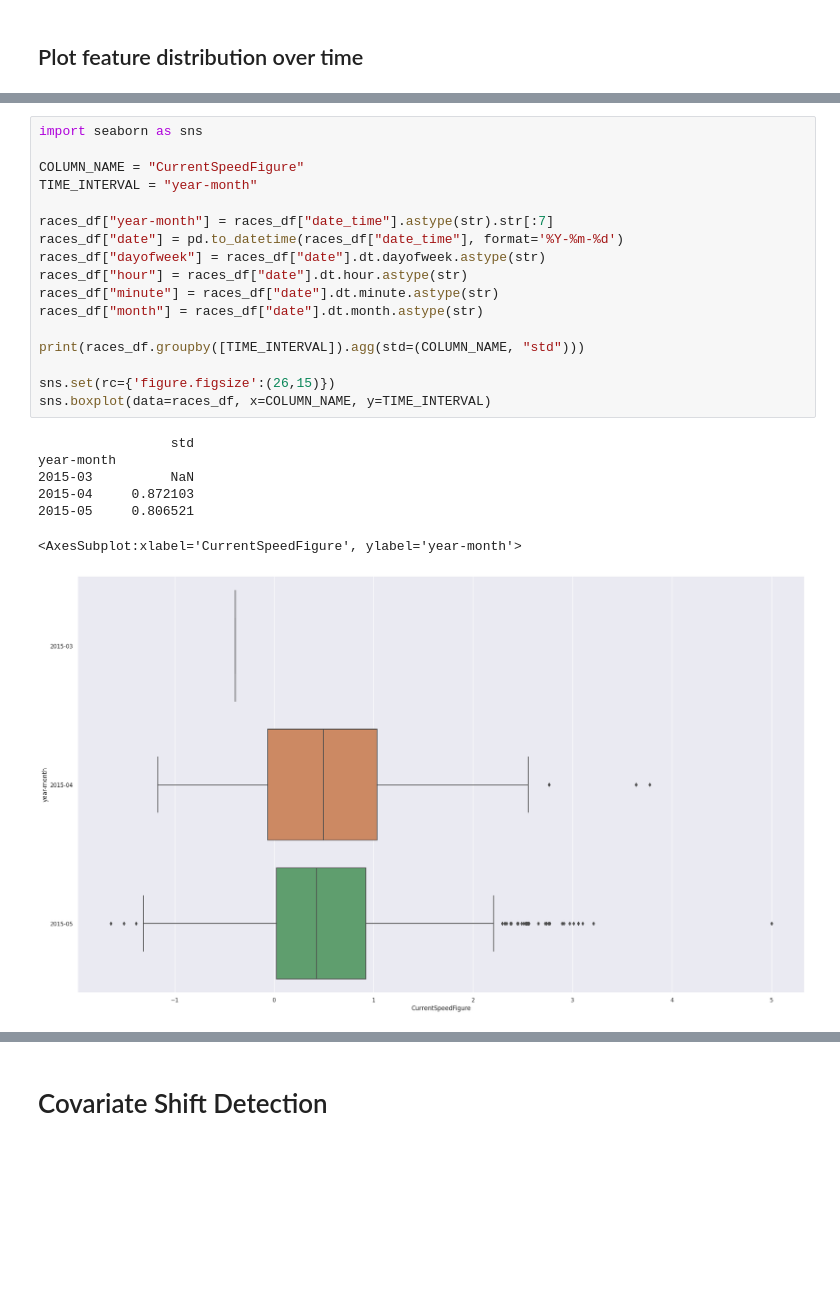
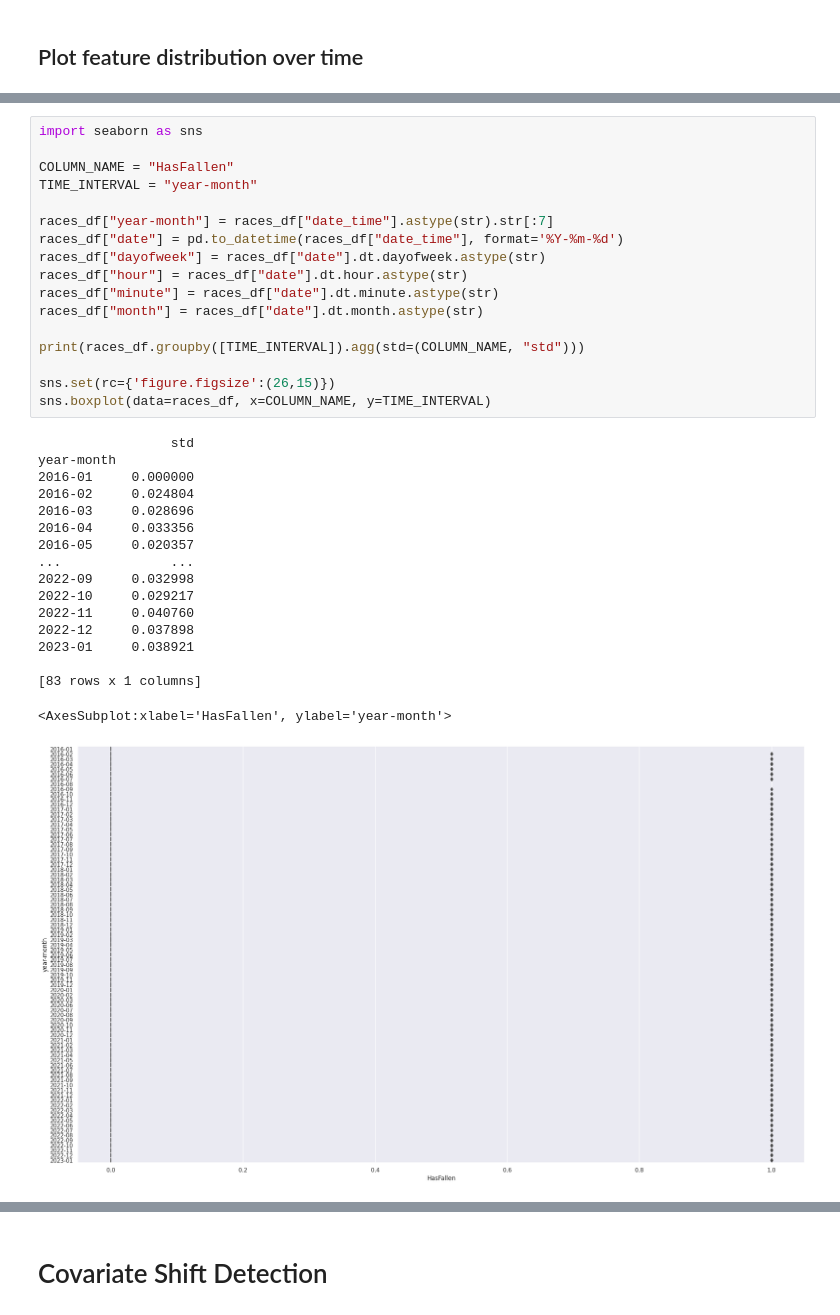
Before and after one commit to Dateb/WageringSystem, a Jupyter notebook: notebooks/EDA.ipynb, the cells around one changed output, grey strips where cells are left out. Drawn from its saved outputs; the diff is of its cells as text; blank space fills up the shorter version.

```diff
--- a/notebooks/EDA.ipynb
+++ b/notebooks/EDA.ipynb
@@ -23,25 +23,35 @@ races_df
 # %%
 import seaborn as sns
 
-COLUMN_NAME = "CurrentSpeedFigure"
+COLUMN_NAME = "HasFallen"
 TIME_INTERVAL = "year-month"
 
 races_df["year-month"] = races_df["date_time"].astype(str).str[:7]
 races_df["date"] = pd.to_datetime(races_df["date_time"], format='%Y-%m-%d')
 races_df["dayofweek"] = races_df["date"].dt.dayofweek.astype(str)
 races_df["hour"] = races_df["date"].dt.hour.astype(str)
 races_df["minute"] = races_df["date"].dt.minute.astype(str)
 races_df["month"] = races_df["date"].dt.month.astype(str)
 
 print(races_df.groupby([TIME_INTERVAL]).agg(std=(COLUMN_NAME, "std")))
 
 sns.set(rc={'figure.figsize':(26,15)})
 sns.boxplot(data=races_df, x=COLUMN_NAME, y=TIME_INTERVAL)
 # %% [output]
                  std
 year-month
-2015-03          NaN
-2015-04     0.872103
-2015-05     0.806521
+2016-01     0.000000
+2016-02     0.024804
+2016-03     0.028696
+2016-04     0.033356
+2016-05     0.020357
+...              ...
+2022-09     0.032998
+2022-10     0.029217
+2022-11     0.040760
+2022-12     0.037898
+2023-01     0.038921
+
+[83 rows x 1 columns]
-<AxesSubplot:xlabel='CurrentSpeedFigure', ylabel='year-month'>
+<AxesSubplot:xlabel='HasFallen', ylabel='year-month'>
-[figure, old version]
+[figure, new version]
```
Also changed, not shown: parts of 3 cells of this notebook, 11 other files.
